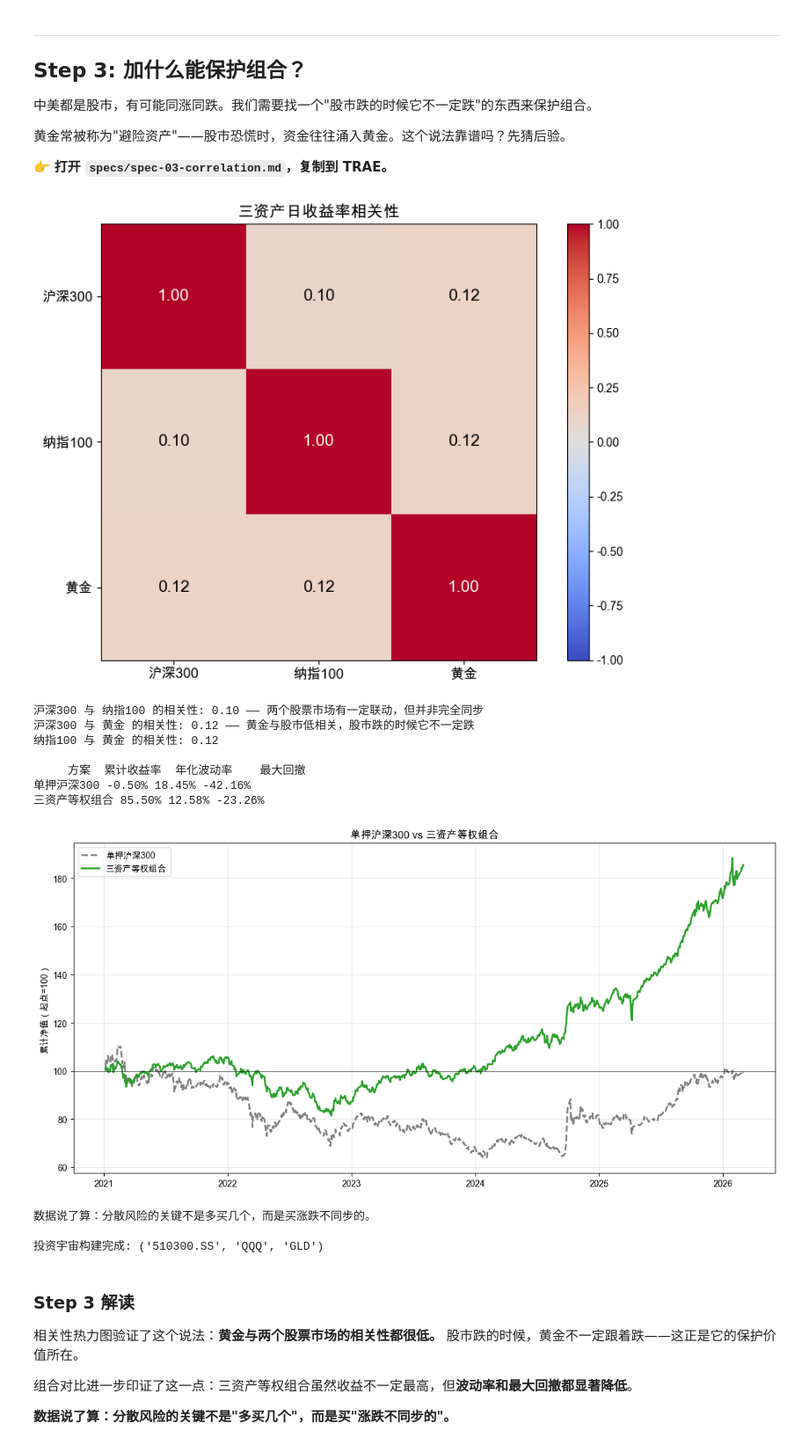
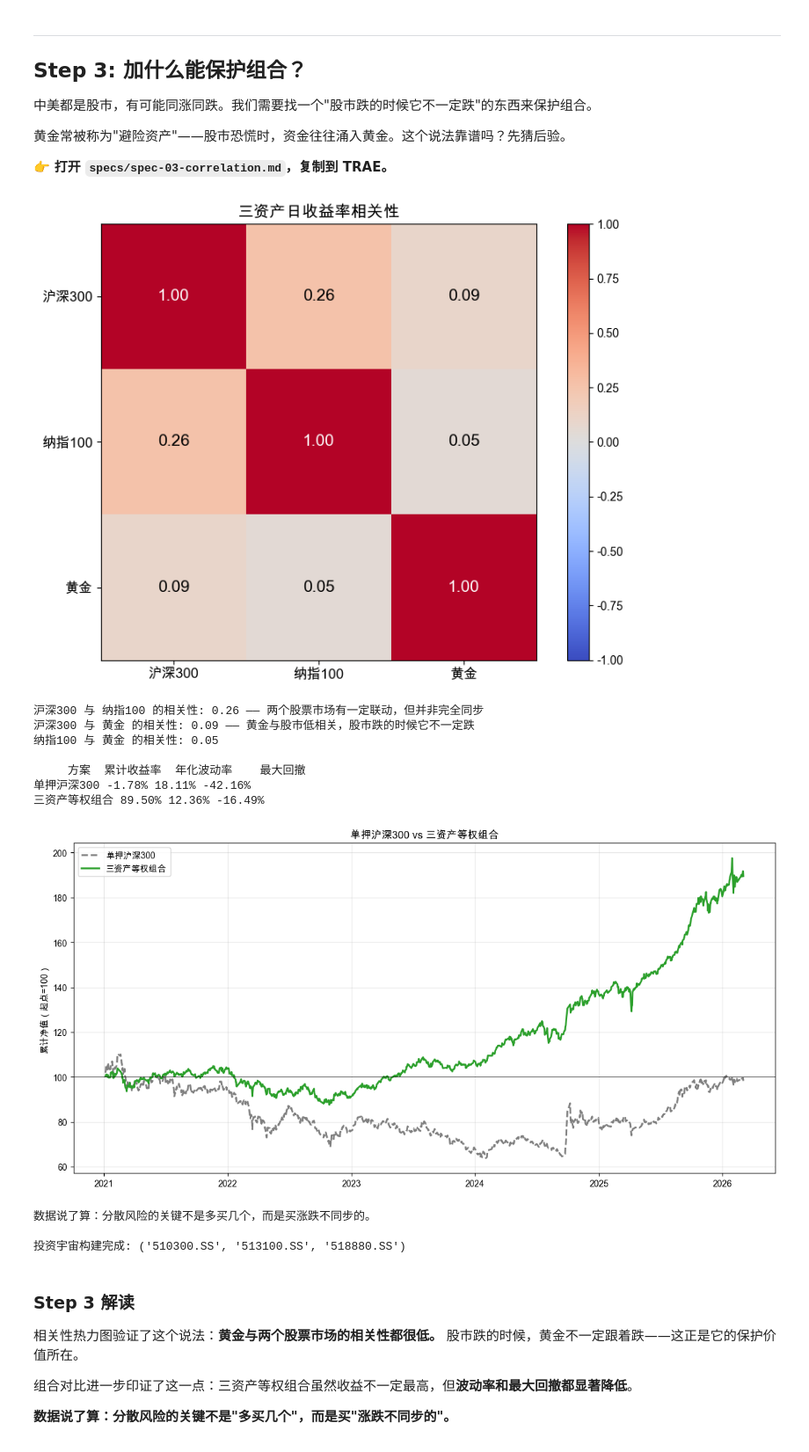
Before and after one commit to xingwudao/xquant-learning, a Jupyter notebook: q2-what-to-buy/notebooks/q2-what-to-buy.ipynb, the cells around one changed output. Shown at 88% size. Cells and saved outputs as stored; diff of their text form; code cells hidden in the pictures.

```diff
--- a/q2-what-to-buy/notebooks/q2-what-to-buy.ipynb
+++ b/q2-what-to-buy/notebooks/q2-what-to-buy.ipynb
@@ -306,12 +306,12 @@ from oxq.universe import StaticUniverse
 import numpy as np
 
 # 下载黄金 ETF
-downloader.download("GLD", start="2021-01-01", end=today)
+downloader.download("518880.SS", start="2021-01-01", end=today)
 
 # 读取三只 ETF
 csi300 = provider.get_bars("510300.SS", start="2021-01-01", end=today)
-qqq = provider.get_bars("QQQ", start="2021-01-01", end=today)
-gld = provider.get_bars("GLD", start="2021-01-01", end=today)
+qqq = provider.get_bars("513100.SS", start="2021-01-01", end=today)
+gld = provider.get_bars("518880.SS", start="2021-01-01", end=today)
 
 # 合并收盘价
 prices = pd.DataFrame({
@@ -366,44 +366,44 @@ metrics = pd.DataFrame([
 ])
 print(f'\n{metrics.to_string(index=False)}')
 
 # 累计收益率对比图
 fig, ax = plt.subplots(figsize=(12, 6))
 cum_single = (1 + single).cumprod() * 100
 cum_portfolio = (1 + equal_weight).cumprod() * 100
 ax.plot(cum_single.index, cum_single.values, label='单押沪深300',
         linewidth=2, linestyle='--', color='gray')
 ax.plot(cum_portfolio.index, cum_portfolio.values, label='三资产等权组合',
         linewidth=2, color='#2ca02c')
 ax.axhline(y=100, color='black', linestyle='-', linewidth=0.5)
 ax.set_ylabel('累计净值（起点=100）')
 ax.set_title('单押沪深300 vs 三资产等权组合')
 ax.legend()
 ax.grid(True, alpha=0.3)
 plt.tight_layout()
 plt.show()
 
 print('\n数据说了算：分散风险的关键不是多买几个，而是买涨跌不同步的。')
 
 # 使用 open-xquant 构建投资宇宙
 universe = StaticUniverse(
-    symbols=["510300.SS", "QQQ", "GLD"],
+    symbols=["510300.SS", "513100.SS", "518880.SS"],
     name="global-macro-etf"
 )
 snapshot = universe.get_universe(as_of_date=today)
 print(f'\n投资宇宙构建完成: {snapshot.symbols}')
 # %% [output]
-[figure, old version]
+[figure, new version]
-沪深300 与 纳指100 的相关性: 0.10 —— 两个股票市场有一定联动，但并非完全同步
-沪深300 与 黄金 的相关性: 0.12 —— 黄金与股市低相关，股市跌的时候它不一定跌
-纳指100 与 黄金 的相关性: 0.12
+沪深300 与 纳指100 的相关性: 0.26 —— 两个股票市场有一定联动，但并非完全同步
+沪深300 与 黄金 的相关性: 0.09 —— 黄金与股市低相关，股市跌的时候它不一定跌
+纳指100 与 黄金 的相关性: 0.05
 
      方案  累计收益率  年化波动率    最大回撤
-单押沪深300 -0.50% 18.45% -42.16%
-三资产等权组合 85.50% 12.58% -23.26%
+单押沪深300 -1.78% 18.11% -42.16%
+三资产等权组合 89.50% 12.36% -16.49%
-[figure, old version]
+[figure, new version]
 数据说了算：分散风险的关键不是多买几个，而是买涨跌不同步的。
 
-投资宇宙构建完成: ('510300.SS', 'QQQ', 'GLD')
+投资宇宙构建完成: ('510300.SS', '513100.SS', '518880.SS')
 # %% [markdown]
 ### Step 3 解读
 
```
Also changed, not shown: parts of 2 cells of this notebook, 6 other files.
